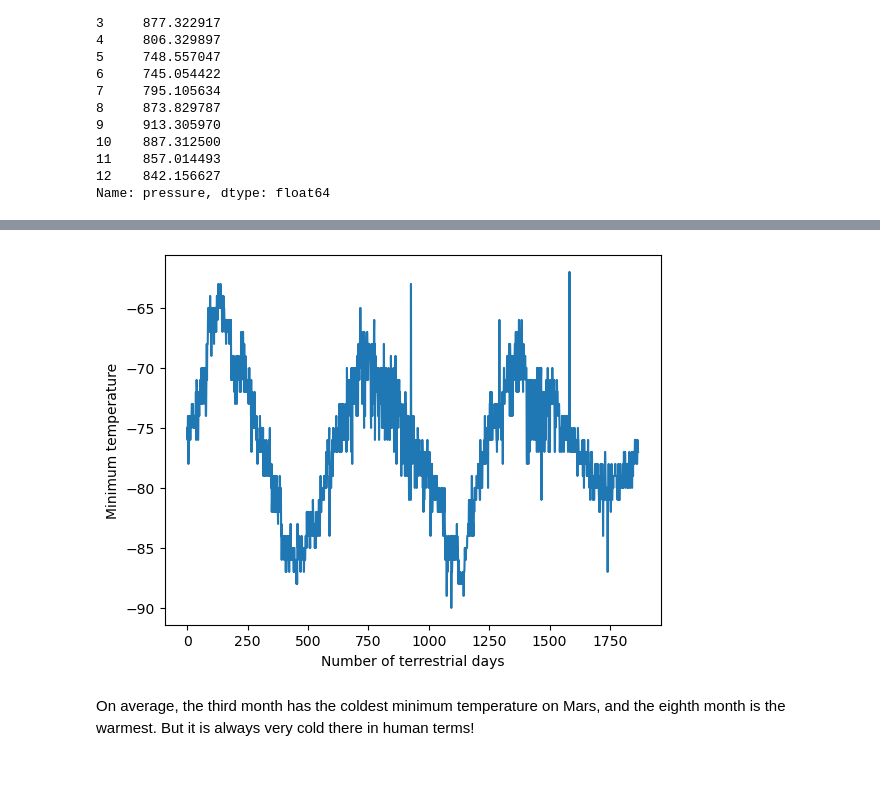
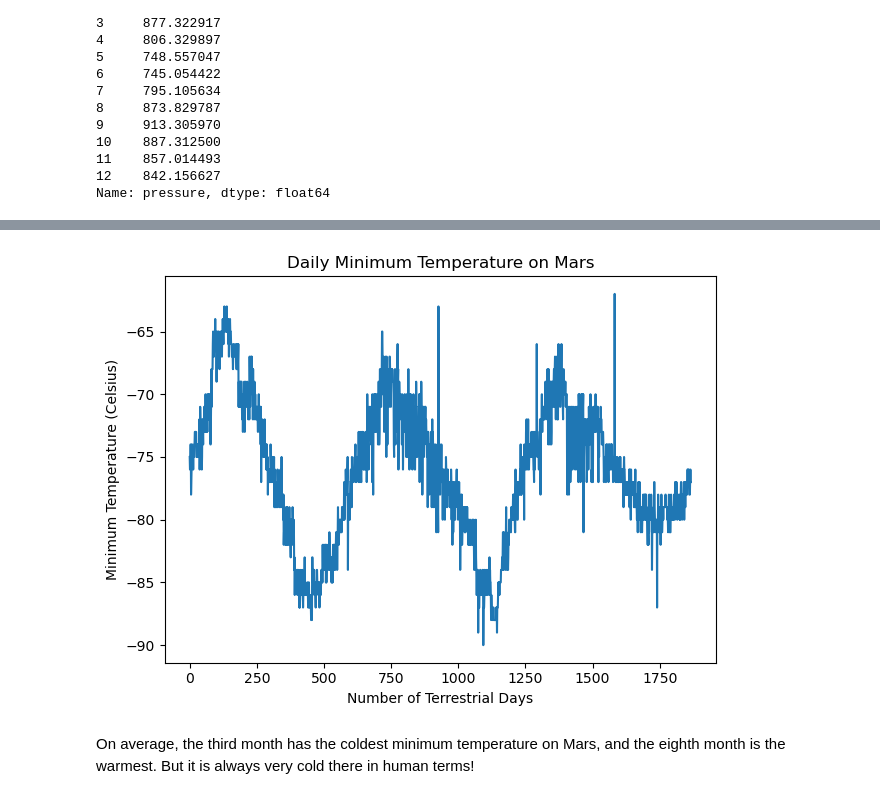
Before and after one commit to r-ellis-porter/data-collection-challenge, a Jupyter notebook: part_2_mars_weather.ipynb, the cells around one changed output, grey strips where cells are left out. Cells and saved outputs as stored; diff of their text form; code cells hidden in the pictures; blank space fills up the shorter version.

```diff
--- a/part_2_mars_weather.ipynb
+++ b/part_2_mars_weather.ipynb
@@ -88,10 +88,9 @@ pressure            object
 dtype: object
 # %%
 # Change data types for data analysis
-df.astype({'terrestrial_date': 'datetime64[ns]',
+df = df.astype({'terrestrial_date': 'datetime64[ns]',
             'sol': 'int64',
             'ls': 'int64',
             'month': 'int64',
             'min_temp': 'float64',
-            'pressure': 'float64'}).dtypes
-# Confirm type changes were successful by examining data types again
+            'pressure': 'float64'})
@@ -189,7 +220,13 @@ Name: pressure, dtype: float64
 # %%
 # 5. How many terrestrial (earth) days are there in a Martian year?
+df.min_temp.plot(kind='line',
+                 xlabel='Number of Terrestrial Days',
+                 ylabel='Minimum Temperature (Celsius)',
+                 title='Daily Minimum Temperature on Mars')
+plt.tight_layout()
+plt.show()
 # %% [output]
-[figure, old version]
+[figure, new version]
 # %% [markdown]
 On average, the third month has the coldest minimum temperature on Mars, and the eighth month is the warmest. But it is always very cold there in human terms!
 # %% [markdown]
```
Also changed, not shown: parts of 11 cells of this notebook, 1 other file.
